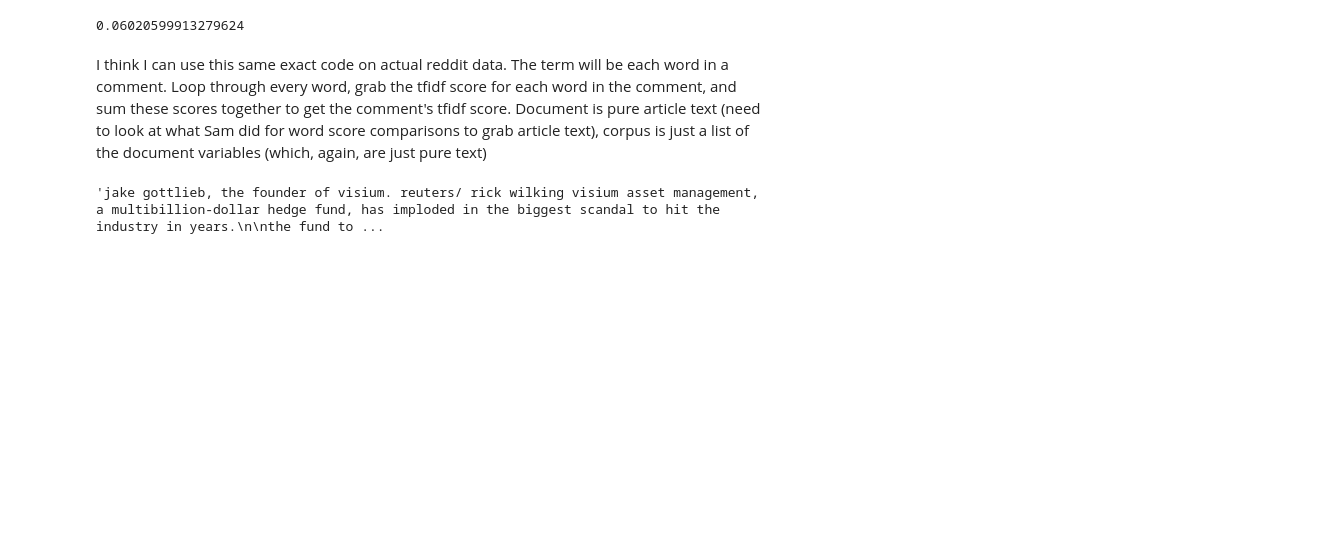
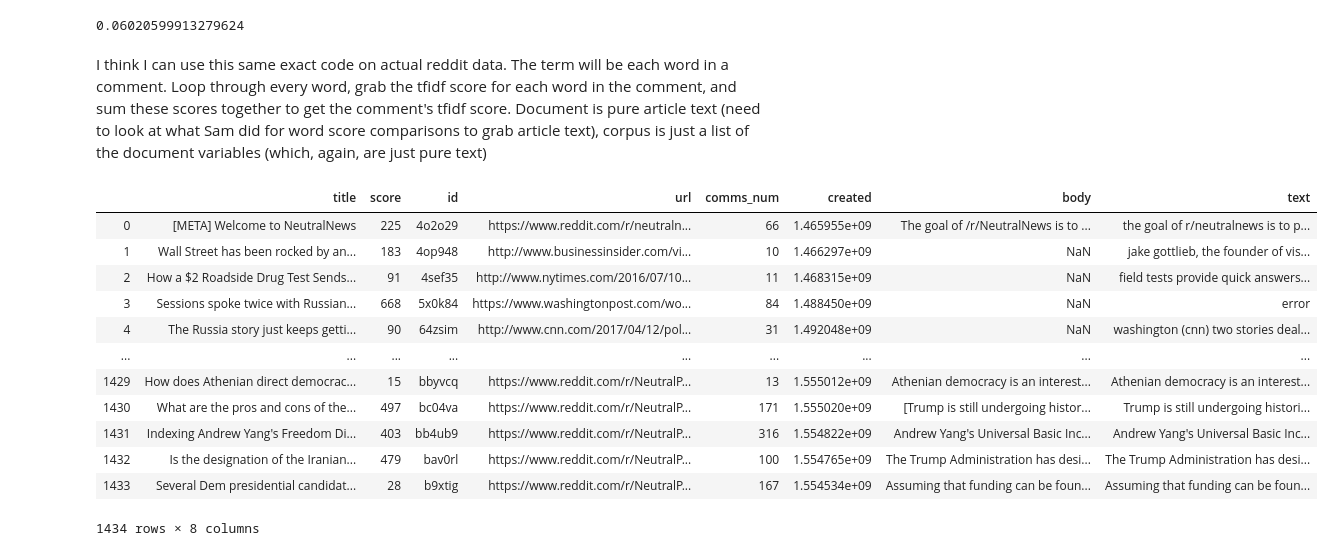
Before and after one commit to mcatalano26/cmps-cap, a Jupyter notebook: TFIDF.ipynb, the cells around one changed output. Drawn from its saved outputs; the diff is of its cells as text; code cells hidden in the pictures; blank space fills up the shorter version.

Commit message:
more tfidf work done, stuck on implementing it into the proper dataframe

```diff
--- a/TFIDF.ipynb
+++ b/TFIDF.ipynb
@@ -40,8 +40,21 @@ tfidf('sample', doc1, corpus)
 I think I can use this same exact code on actual reddit data. The term will be each word in a comment. Loop through every word, grab the tfidf score for each word in the comment, and sum these scores together to get the comment's tfidf score. Document is pure article text (need to look at what Sam did for word score comparisons to grab article text), corpus is just a list of the document variables (which, again, are just pure text)
 # %%
 import pandas as pd
-topics_data = pd.read_csv('files/topics_data_119.csv')
+topics_data = pd.read_csv('files/compiled_topics.csv')
+comments_data = pd.read_csv('files/compiled_comments.csv')
-# %%
-topics_data.iloc[1]['text']
-# %% [output]
-'jake gottlieb, the founder of visium. reuters/ rick wilking visium asset management, a multibillion-dollar hedge fund, has imploded in the biggest scandal to hit the industry in years.\n\nthe fund to ...
+# %%
+topics_data
+# %% [output]
+|  | title | score | id | url | comms_num | created | body | text |
+| 0 | [META] Welcome to NeutralNews | 225 | 4o2o29 | https://www.reddit.com/r/neutraln... | 66 | 1.465955e+09 | The goal of /r/NeutralNews is to ... | the goal of r/neutralnews is to p... |
+| 1 | Wall Street has been rocked by an... | 183 | 4op948 | http://www.businessinsider.com/vi... | 10 | 1.466297e+09 | NaN | jake gottlieb, the founder of vis... |
+| 2 | How a $2 Roadside Drug Test Sends... | 91 | 4sef35 | http://www.nytimes.com/2016/07/10... | 11 | 1.468315e+09 | NaN | field tests provide quick answers... |
+| 3 | Sessions spoke twice with Russian... | 668 | 5x0k84 | https://www.washingtonpost.com/wo... | 84 | 1.488450e+09 | NaN | error |
+| 4 | The Russia story just keeps getti... | 90 | 64zsim | http://www.cnn.com/2017/04/12/pol... | 31 | 1.492048e+09 | NaN | washington (cnn) two stories deal... |
+| ... | ... | ... | ... | ... | ... | ... | ... | ... |
+| 1429 | How does Athenian direct democrac... | 15 | bbyvcq | https://www.reddit.com/r/NeutralP... | 13 | 1.555012e+09 | Athenian democracy is an interest... | Athenian democracy is an interest... |
+| 1430 | What are the pros and cons of the... | 497 | bc04va | https://www.reddit.com/r/NeutralP... | 171 | 1.555020e+09 | [Trump is still undergoing histor... | Trump is still undergoing histori... |
+| 1431 | Indexing Andrew Yang's Freedom Di... | 403 | bb4ub9 | https://www.reddit.com/r/NeutralP... | 316 | 1.554822e+09 | Andrew Yang's Universal Basic Inc... | Andrew Yang's Universal Basic Inc... |
+| 1432 | Is the designation of the Iranian... | 479 | bav0rl | https://www.reddit.com/r/NeutralP... | 100 | 1.554765e+09 | The Trump Administration has desi... | The Trump Administration has desi... |
+| 1433 | Several Dem presidential candidat... | 28 | b9xtig | https://www.reddit.com/r/NeutralP... | 167 | 1.554534e+09 | Assuming that funding can be foun... | Assuming that funding can be foun... |
+1434 rows × 8 columns
```
Also changed, not shown: parts of 13 cells of this notebook.
